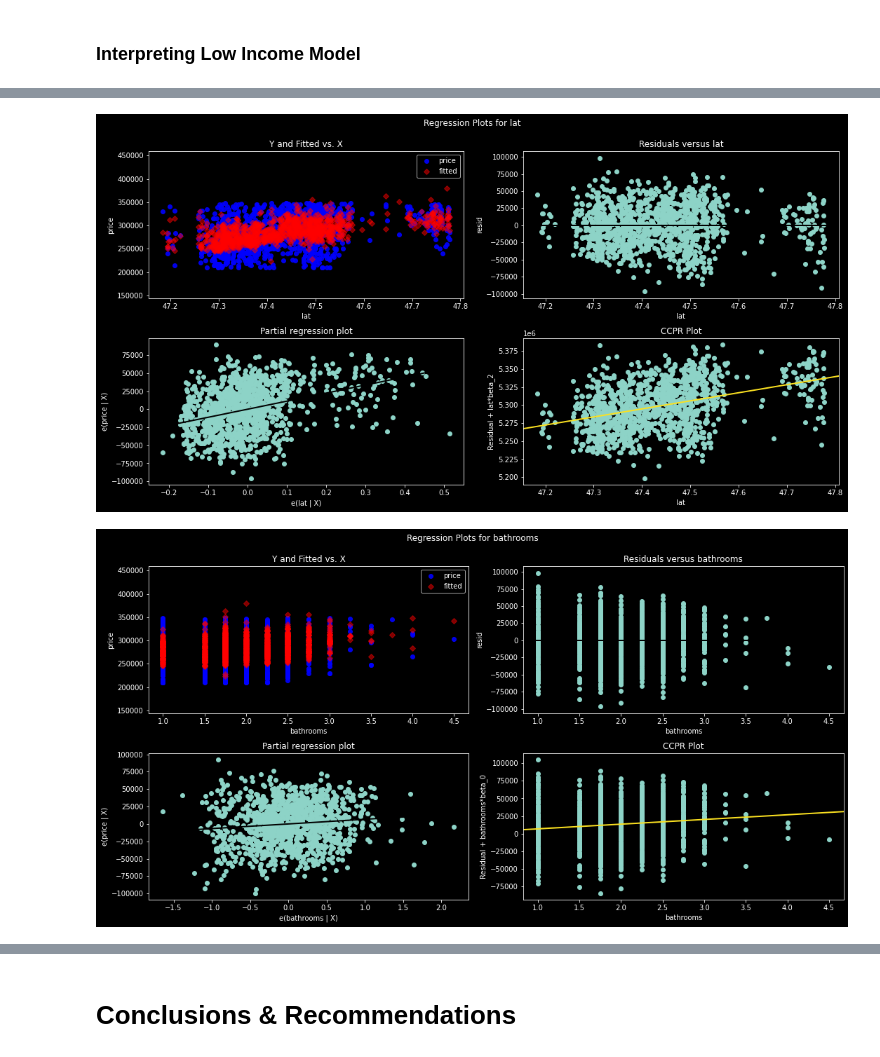
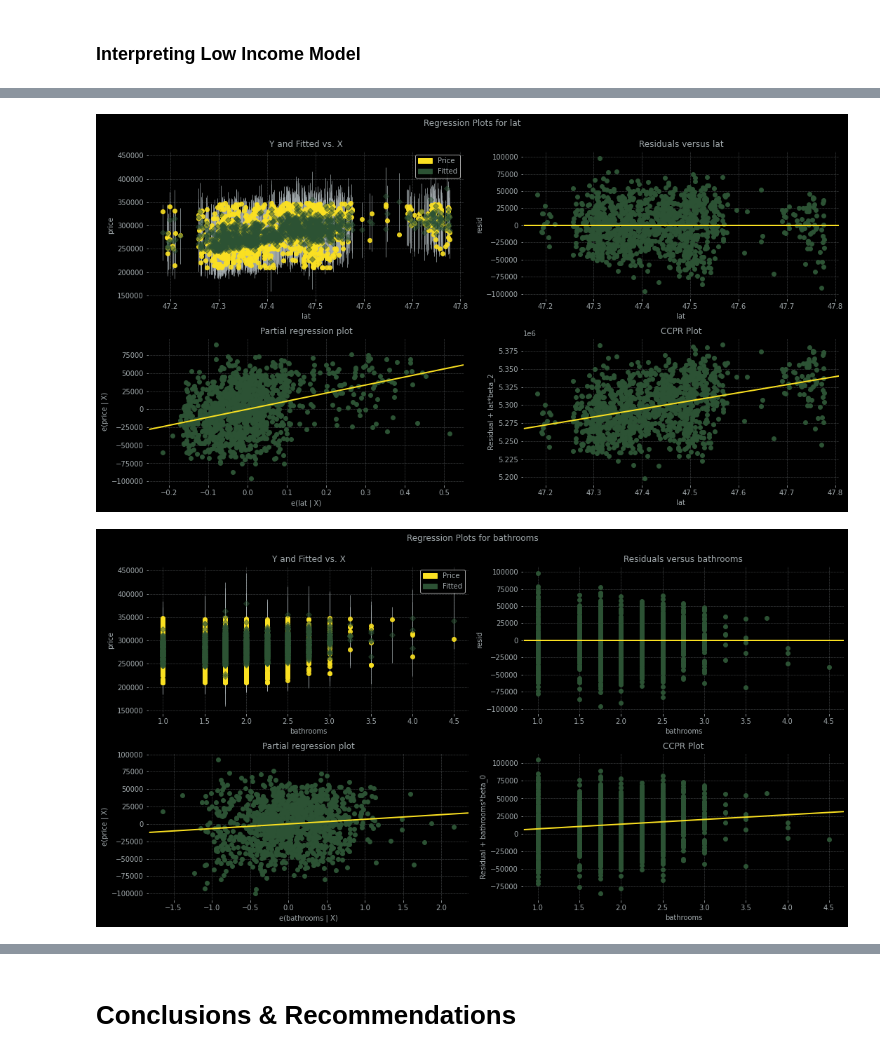
Before and after one commit to BlueViper8907/King-County-Housing-Regression, a Jupyter notebook: finalising_OSEMN.ipynb, the cells around one changed output, grey strips where cells are left out. Drawn from its saved outputs; the diff is of its cells as text; code cells hidden in the pictures.

Commit message:
working on finalized wording and visuals, so close!

```diff
--- a/finalising_OSEMN.ipynb
+++ b/finalising_OSEMN.ipynb
@@ -89,6 +104,21 @@ def getClosest(home_lat: float, home_lon: float, dest_lat_series: 'series', dest
             within_mile += 1
         i += 1
     return [closest, within_mile]
+# %%
+# this function is directly from the matplotlib documentation
+# https://matplotlib.org/_modules/matplotlib/figure.html#Figure.set_frameon
+def set_frameon(self, b):
+        """
+        Set the figure's background patch visibility, i.e.
+        whether the figure background will be drawn. Equivalent to
+        ``Figure.patch.set_visible()``.
+
+        Parameters
+        ----------
+        b : bool
+        """
+        self.patch.set_visible(b)
+        self.stale = True
 # %%
 def plotcoef(model):
     """Takes in OLS results and returns a plot of the coefficients"""
@@ -140,9 +172,10 @@ def make_ols(df, x_columns,target='price'):
     #display the model summarry
     display(model.summary())
     #plot the residuals
-    fig = sm.graphics.qqplot(model.resid, dist=stats.norm, line='r', alpha=.65, fit=True, markerfacecolor="#FBE122")
+    fig = sm.graphics.qqplot(model.resid, dist=stats.norm, line='r', color='y', alpha=.65, fit=True, markerfacecolor="#FBE122")
     plt.xlim(-2, 2)
     plt.ylim(-2, 2)
+    fig = set_frameon(fig, False)
     #return model for later use
     return model
 # %%
@@ -152,6 +185,25 @@ def get_percentile(data_n_col):
     for i in range(1,100):
         q = i / 100
         print('{} percentile: {}'.format(q, data_n_col.quantile(q=q)))
+# %%
+def quadregplot(model, column):
+    """Pass in model and column to stats model to create 4 regression plots in Seattle Storm colors"""
+    fig = plt.figure(figsize=(15,8))
+    fig = sm.graphics.plot_regress_exog(model, column, fig=fig)
+    ax1, ax2, ax3, ax4 = fig.get_axes()
+    ax1.properties()['children'][0].set_color('#A2AAAD')
+    ax1.properties()['children'][1].set_color('#FBE122')
+    ax1.properties()['children'][2].set_color('#2C5234')
+    ax2.properties()['children'][0].set_color('#2C5234')
+    ax2.properties()['children'][1].set_color('#FBE122')
+    ax3.properties()['children'][1].set_color('#FBE122')
+    ax1.grid(True)
+    ax2.grid(True)
+    ax3.grid(True)
+    ax4.grid(True)
+    green_patch = mpatches.Patch(color='#FBE122', label='Price')
+    yellow_patch = mpatches.Patch(color='#2C5234', label='Fitted')
+    ax1.legend(handles=[green_patch, yellow_patch])
 # %% [markdown]
 # OBTAIN DATA
 Here we'll be working with the King County housing data provided to us by FlatIron and data about schools in King County gathered by ArcGis. We'll be importing them via the Pandas library.
@@ -1123,16 +1172,12 @@ plotcoef(low_model)
 # %%
-fig = plt.figure(figsize=(15,8))
-fig = sm.graphics.plot_regress_exog(low_model, "lat", fig=fig)
-plt.show()
+quadregplot(low_model, 'lat')
 #as you can see here, the farther west, towards the cities, you go, the more expensive homes become.
 #please note we are not missing data in those gaps, those represent bodies of water where few people live on small islands or in house boats
 # %% [output]
-[figure, old version]
+[figure, new version]
 # %%
-fig = plt.figure(figsize=(15,8))
-fig = sm.graphics.plot_regress_exog(low_model, "bathrooms", fig=fig)
-plt.show()
+quadregplot(low_model,'bathrooms')
 # 6,000$ doesn't look like much compared to prices in the 450,000, but, an increase from 1 to 4 could add over 20k and possibly bump you up to a higher
 # grade, making your home worth even more.
 # %% [output]
-[figure, old version]
+[figure, new version]
```
Also changed, not shown: parts of 43 cells of this notebook, 1 other file.
